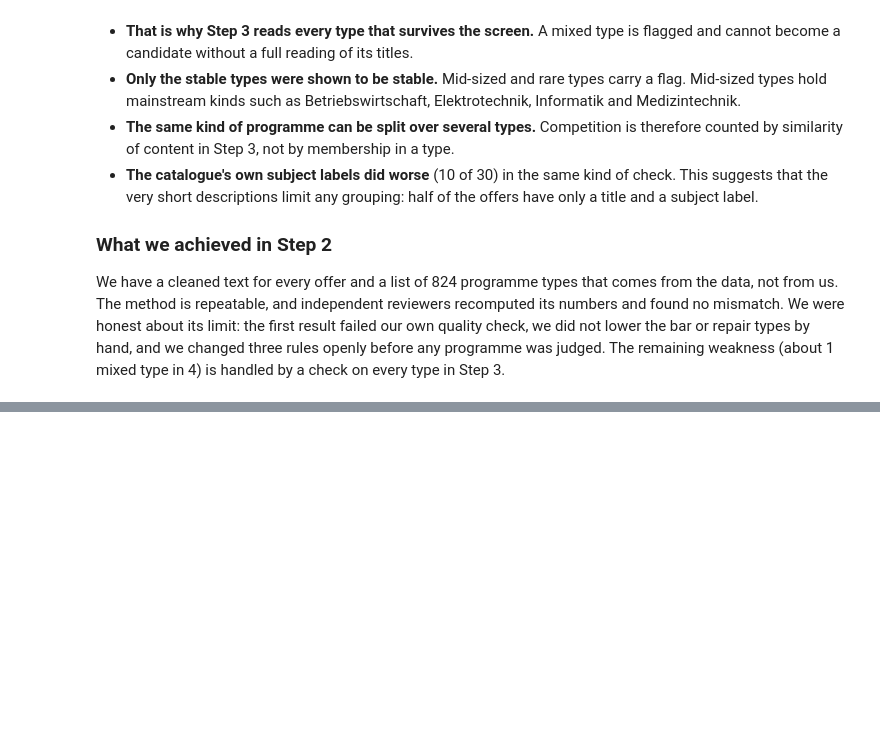
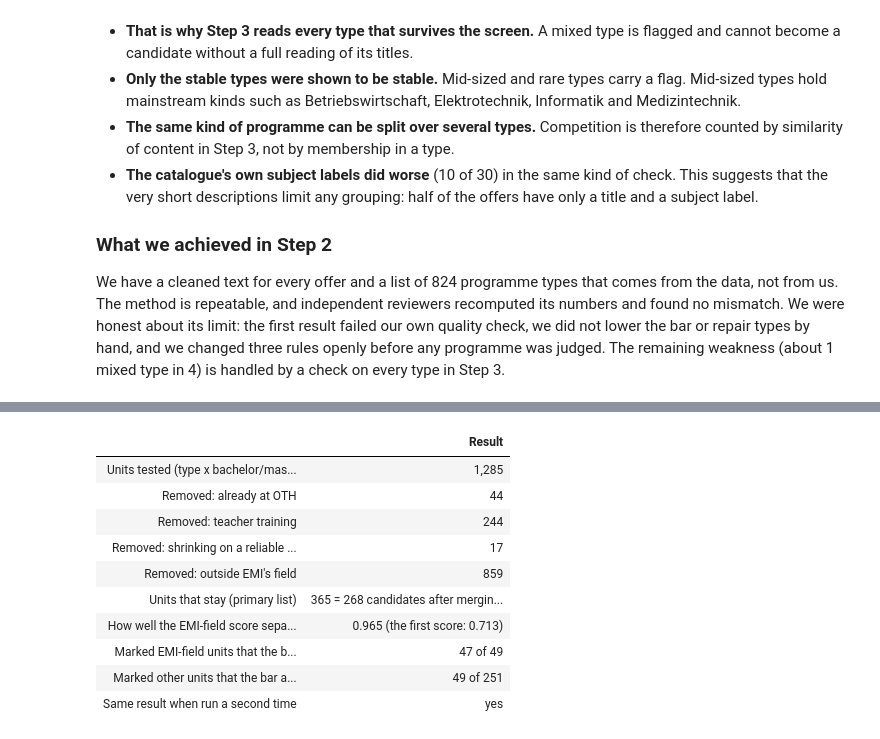
Before and after one commit to SomanthaManuranga/study-program-intelligence, a Jupyter notebook: notebooks/funnel_progress.ipynb, the cells around one changed output, grey strips where cells are left out. Saved outputs shown, nothing was run; the diff lists cells and outputs as text; code cells hidden in the pictures; blank space fills up the shorter version.

Commit message:
Funnel step 3: wording corrected after the final check (notes, rules, decision log, notebook)

```diff
--- a/notebooks/funnel_progress.ipynb
+++ b/notebooks/funnel_progress.ipynb
@@ -612,0 +526,27 @@ Every programme type got the same four tests, and every unit has its reason for
+# %%
+S3 = json.loads((ROOT / "data" / "interim" / "funnel2_step3.json").read_text(encoding="utf-8"))
+cal, dr = S3["calibration"], S3["dropped"]
+show(pd.DataFrame([
+    ("Units tested (type x bachelor/master)", f"{S3['units']:,}"),
+    ("Removed: already at OTH", dr["already at OTH"]),
+    ("Removed: teacher training", dr["teacher training"]),
+    ("Removed: shrinking on a reliable trend", dr["falling validated trend"]),
+    ("Removed: outside EMI's field", dr["outside EMI's field"]),
+    ("Units that stay (primary list)", f"{S3['primary']} = {S3['primary_candidates']} candidates after merging near-identical ones"),
+    ("How well the EMI-field score separates the 300 marked units (0.5 = chance, 1 = perfect)", f"{cal['auc']} (the first score: {cal['auc_of_the_score_as_first_written']})"),
+    ("Marked EMI-field units that the bar keeps", f"{cal['field_units_kept']} of {cal['field_units']}"),
+    ("Marked other units that the bar also keeps", f"{cal['outside_units_kept']} of {cal['outside_units']}"),
+    ("Same result when run a second time", "yes"),
+], columns=["", "Result"]))
+# %% [output]
+|  | Result |
+| Units tested (type x bachelor/mas... | 1,285 |
+| Removed: already at OTH | 44 |
+| Removed: teacher training | 244 |
+| Removed: shrinking on a reliable ... | 17 |
+| Removed: outside EMI's field | 859 |
+| Units that stay (primary list) | 365 = 268 candidates after mergin... |
+| How well the EMI-field score sepa... | 0.965 (the first score: 0.713) |
+| Marked EMI-field units that the b... | 47 of 49 |
+| Marked other units that the bar a... | 49 of 251 |
+| Same result when run a second time | yes |
```
Also changed, not shown: parts of 13 cells of this notebook, 4 other files.
